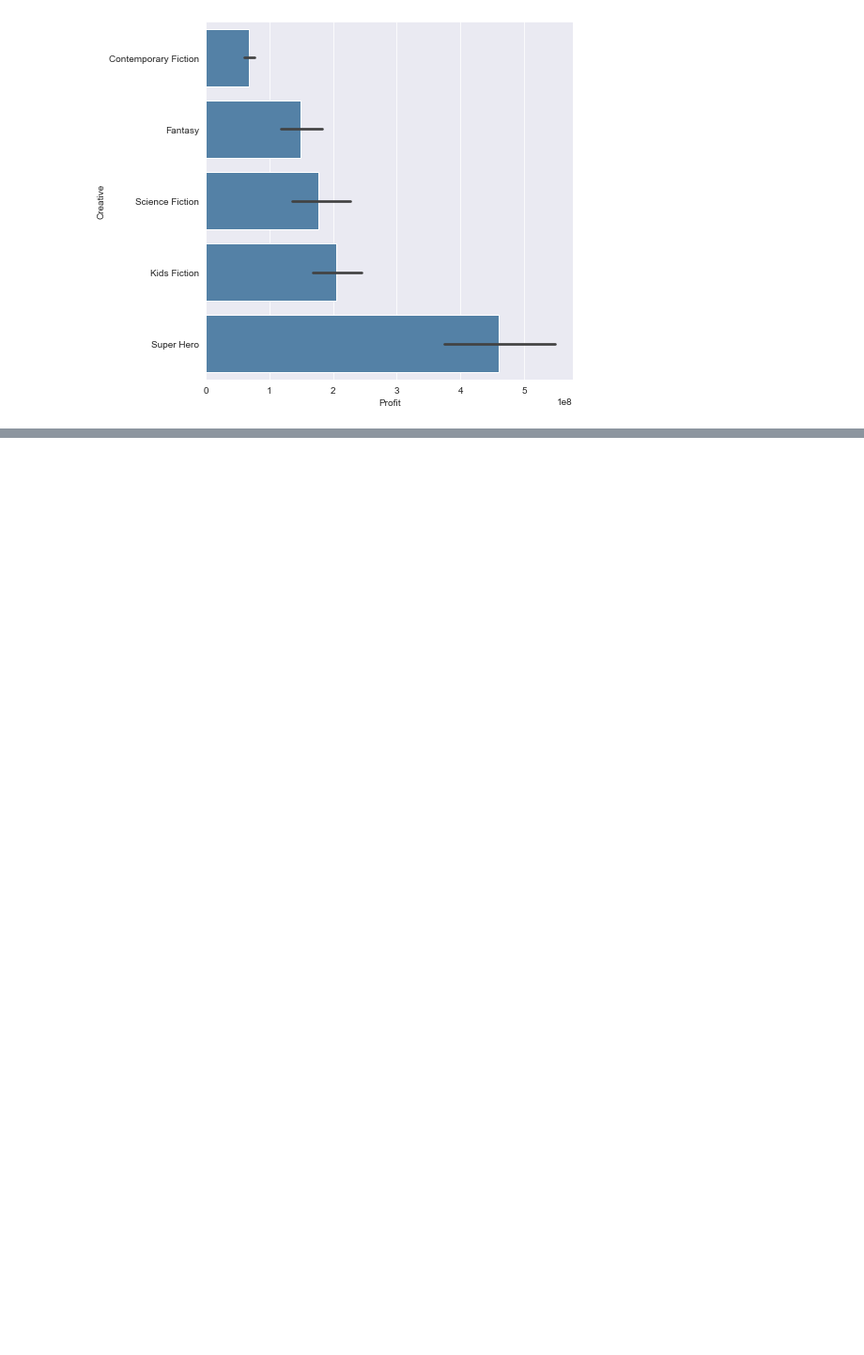
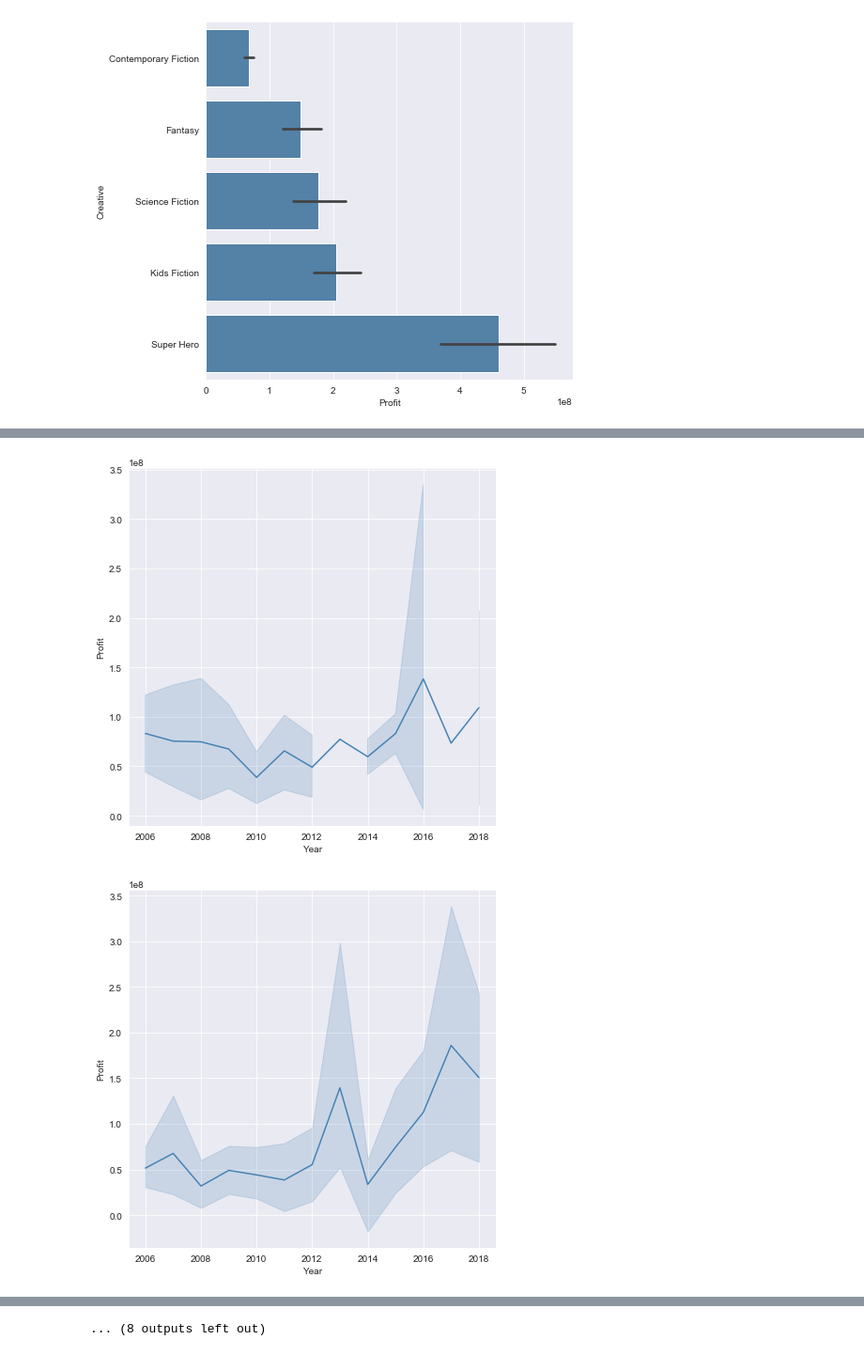
Before and after one commit to jleifnf/JN-Studio, a Jupyter notebook: JN-Studio.ipynb, the cells around one changed output, grey strips where cells are left out. Shown at 94% size. Cells and saved outputs as stored; diff of their text form; code cells hidden in the pictures; blank space fills up the shorter version.

```diff
--- a/JN-Studio.ipynb
+++ b/JN-Studio.ipynb
@@ -39,0 +62,10 @@ data_bar_graph(movie_data,'source')
+# %%
+cols = ['genre', 'rating', 'creative', 'source']
+
+for col in cols:
+    avg_ = movie_data.groupby(col).agg('mean').reset_index().sort_values('profit')
+    for topn in avg_[col][-5:]:
+        data_line_graph(subset_df(movie_data,col,topn))
+# %% [output]
+[figure, added]
+[figure, added]
@@ -39,0 +82 @@ data_bar_graph(movie_data,'source')
+... (8 outputs left out)
```
Also changed, not shown: parts of 12 cells of this notebook, 2 other files.
